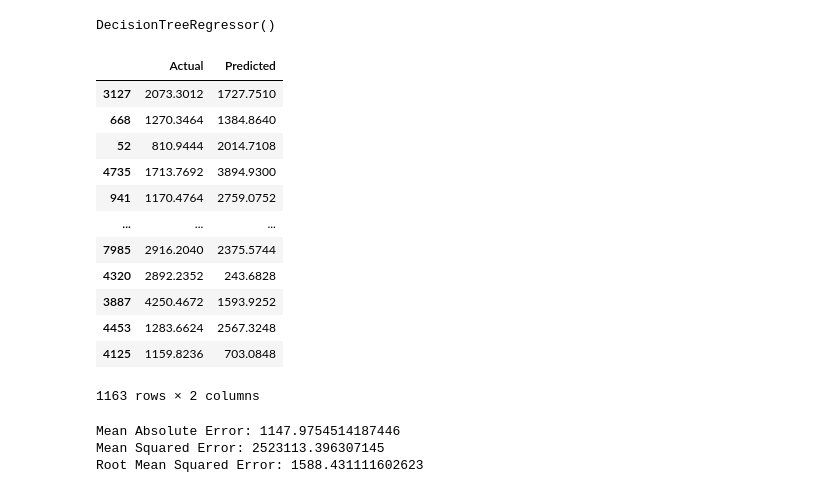
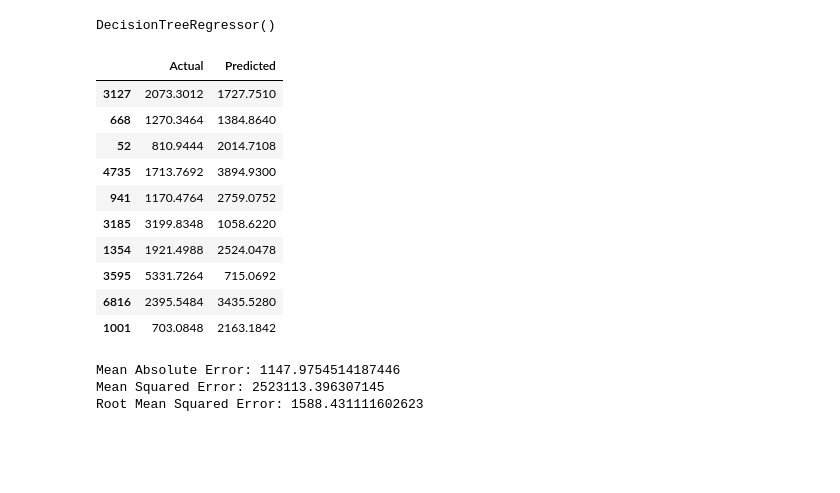
Before and after one commit to wilsonfffs/CODING-DOJO, a Jupyter notebook: Proyecto__1__Parte_3_4_5.ipynb, the cells around one changed output. Saved outputs shown, nothing was run; the diff lists cells and outputs as text; code cells hidden in the pictures; blank space fills up the shorter version.

```diff
--- a/Proyecto__1__Parte_3_4_5.ipynb
+++ b/Proyecto__1__Parte_3_4_5.ipynb
@@ -897,21 +915,19 @@ DecisionTreeRegressor()
 y_pred = regressor.predict(X_test)
 # %%
 df5=pd.DataFrame({'Actual':y_test, 'Predicted':y_pred})
-df5
+df5.head(10)
 # %% [output]
 |  | Actual | Predicted |
 | 3127 | 2073.3012 | 1727.7510 |
 | 668 | 1270.3464 | 1384.8640 |
 | 52 | 810.9444 | 2014.7108 |
 | 4735 | 1713.7692 | 3894.9300 |
 | 941 | 1170.4764 | 2759.0752 |
-| ... | ... | ... |
-| 7985 | 2916.2040 | 2375.5744 |
-| 4320 | 2892.2352 | 243.6828 |
-| 3887 | 4250.4672 | 1593.9252 |
-| 4453 | 1283.6624 | 2567.3248 |
-| 4125 | 1159.8236 | 703.0848 |
+| 3185 | 3199.8348 | 1058.6220 |
+| 1354 | 1921.4988 | 2524.0478 |
+| 3595 | 5331.7264 | 715.0692 |
+| 6816 | 2395.5484 | 3435.5280 |
+| 1001 | 703.0848 | 2163.1842 |
-1163 rows × 2 columns
 # %%
 from sklearn import metrics
 print('Mean Absolute Error:', metrics.mean_absolute_error(y_test, y_pred))
```
Also changed, not shown: parts of 3 cells of this notebook.
